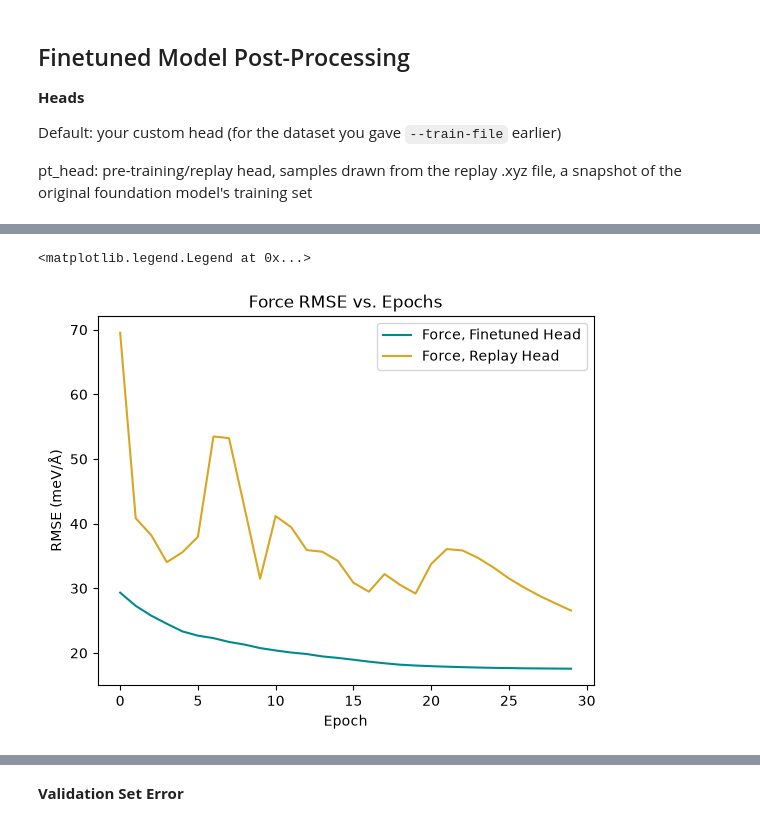
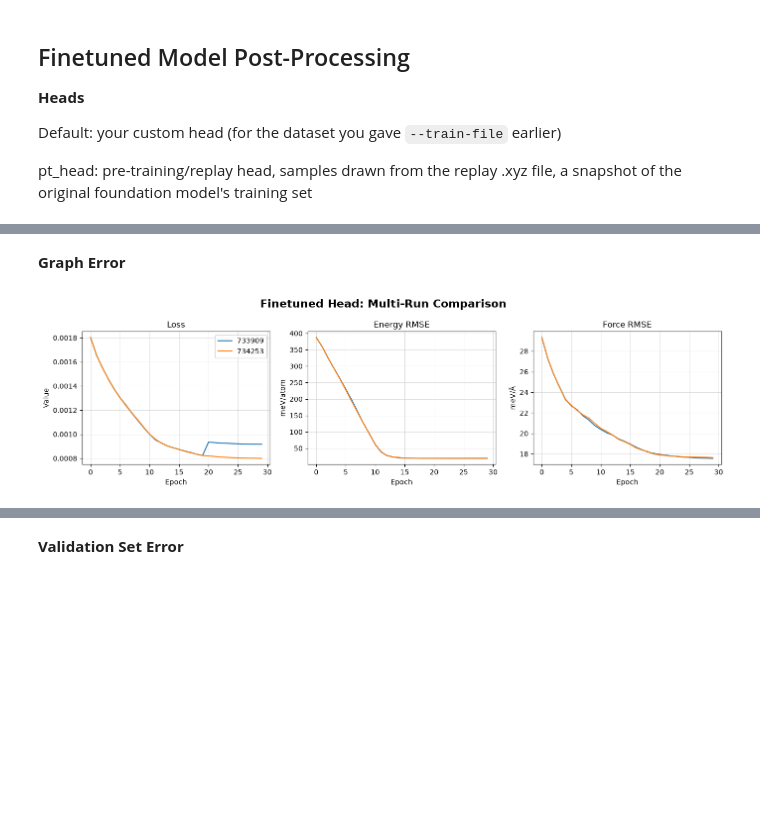
Before and after one commit to zbschwab/finetuned-mlips, a Jupyter notebook: mace-mh-1/results/post-processing.ipynb, the cells around one changed output, grey strips where cells are left out. Saved outputs shown, nothing was run; the diff lists cells and outputs as text; code cells hidden in the pictures; blank space fills up the shorter version.

Commit message:
refactored to compare multiple training runs

```diff
--- a/mace-mh-1/results/post-processing.ipynb
+++ b/mace-mh-1/results/post-processing.ipynb
@@ -12,9 +13,16 @@ import pandas as pd
 import matplotlib.pyplot as plt
 # %%
 # ==== USER INPUT HERE ====
-RUN_ID = 733909
+RUN_IDS = [733909, 734253, 734395]
 
-out_file = f"mace_{str(RUN_ID)}.out"
-err_file = f"mace_{str(RUN_ID)}.err"
-train_script = f"train_{str(RUN_ID)}.sbatch"
+RUNS = {}
+for run in RUN_IDS:
+    RUNS[run] = {
+        "out_file": f"mace_{run}.out",
+        "err_file": f"mace_{run}.err",
+        "train_script": f"train_{run}.sbatch",
+        "finetune_df": None,
+        "replay_df": None,
+        "training_params": {}
+    }
 # %%
@@ -124,13 +80,36 @@ plt.legend()
-# %%
-# plot force RMSEs
-plt.plot(df_default_plot["epoch"], df_default_plot["RMSE_F"], label="Force, Finetuned Head", color="darkcyan")
-
-plt.plot(df_pt_plot["epoch"], df_pt_plot["RMSE_F"], label="Force, Replay Head", color="goldenrod")
-
-plt.title("Force RMSE vs. Epochs")
-plt.xlabel("Epoch")
-plt.ylabel("RMSE (meV/Å)")
-plt.legend()
-# %% [output]
-<matplotlib.legend.Legend at 0x...>
-[figure, removed]
+# %%
+for run in RUNS.values():
+    make_df(run)
+    get_params(run)
+# %% [markdown]
+**Graph Error**
+# %%
+# graph runs side-by-side (cols: loss, RMSE_E, RMSE_F)
+
+fig, axs = plt.subplots(1, 3, figsize=(14, 4), dpi=100, sharex=True, sharey=False)
+fig.suptitle("Finetuned Head: Multi-Run Comparison", fontsize=16, fontweight='semibold')
+
+metrics = [
+    ("loss", "Loss", "Loss"),
+    ("RMSE_E_per_atom", "Energy RMSE", "meV/atom"),
+    ("RMSE_F", "Force RMSE", "meV/Å"),
+]
+
+for ax, (col, title, ylabel) in zip(axs, metrics):
+    for run in RUN_IDS:
+        df = RUNS[run]["finetune_df"]
+
+        ax.plot(df["epoch"].iloc[1:], df[col].iloc[1:], label=str(run))
+
+    ax.set_title(title)
+    ax.set_xlabel("Epoch")
+    ax.set_ylabel(ylabel)
+    ax.grid(color='lightgrey', linewidth=0.5)
+
+axs[0].set_ylabel("Value")
+axs[0].legend()
+
+plt.tight_layout()
+plt.show()
+# %% [output]
+[figure, added]
```
Also changed, not shown: parts of 15 cells of this notebook.
